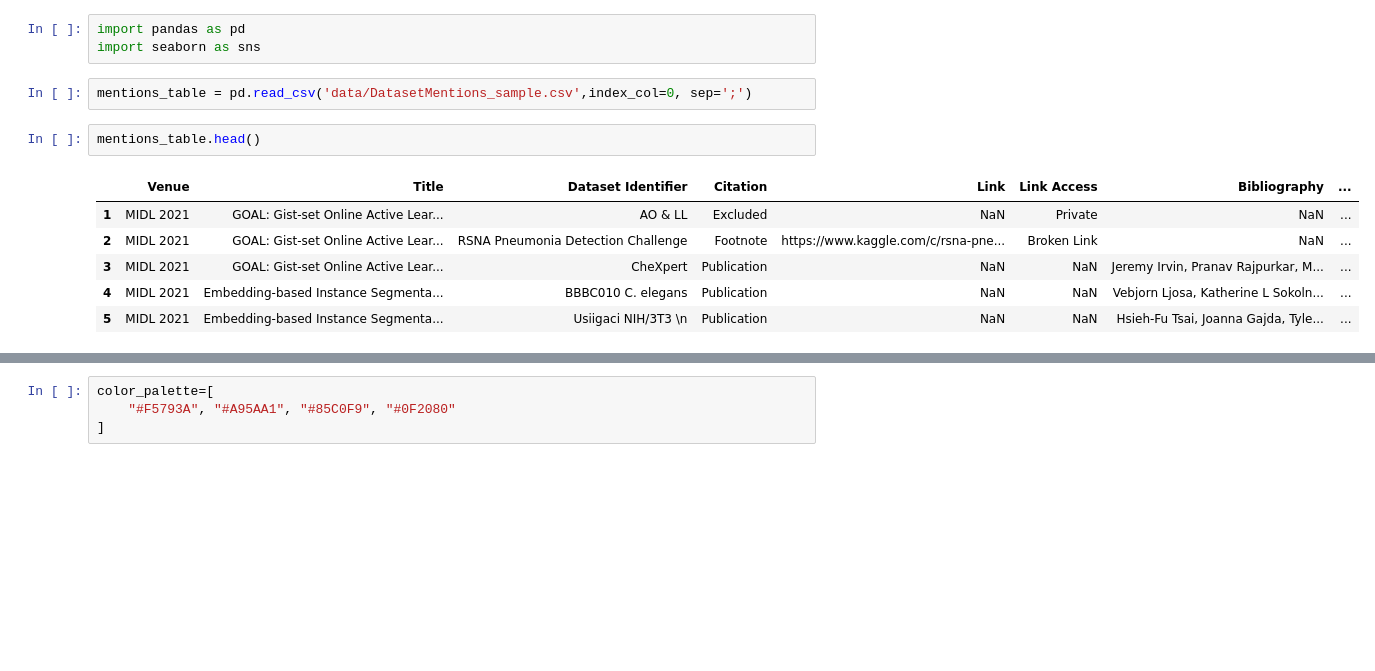
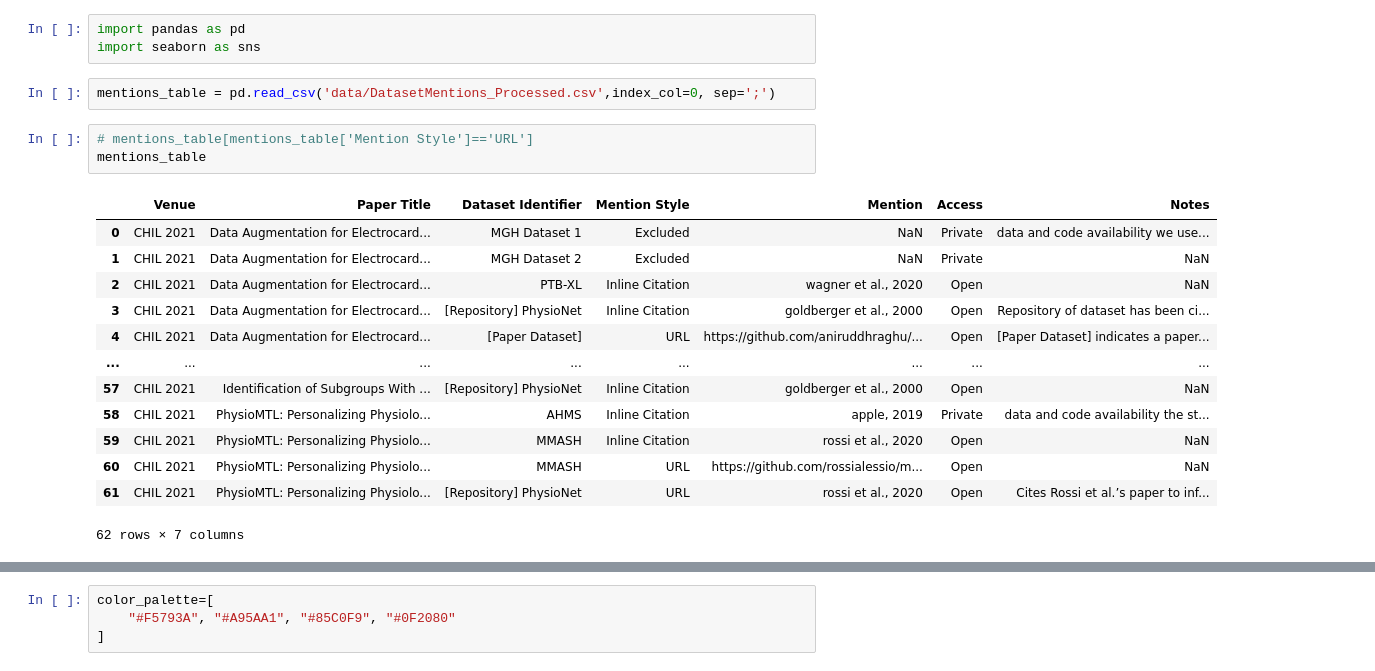
Before and after one commit to madprogramer/PublicDatasets, a Jupyter notebook: ArticleVisualizer.ipynb, the cells around one changed output, grey strips where cells are left out. Cells and saved outputs as stored; diff of their text form; blank space fills up the shorter version.

```diff
--- a/ArticleVisualizer.ipynb
+++ b/ArticleVisualizer.ipynb
@@ -8,14 +8,22 @@ special_separator = '___'
 import pandas as pd
 import seaborn as sns
 # %%
-mentions_table = pd.read_csv('data/DatasetMentions_sample.csv',index_col=0, sep=';')
+mentions_table = pd.read_csv('data/DatasetMentions_Processed.csv',index_col=0, sep=';')
 # %%
-mentions_table.head()
+# mentions_table[mentions_table['Mention Style']=='URL']
+mentions_table
 # %% [output]
-|  | Venue | Title | Dataset Identifier | Citation | Link | Link Access | Bibliography | ... |
-| 1 | MIDL 2021 | GOAL: Gist-set Online Active Lear... | AO & LL | Excluded | NaN | Private | NaN | ... |
-| 2 | MIDL 2021 | GOAL: Gist-set Online Active Lear... | RSNA Pneumonia Detection Challenge | Footnote | https://www.kaggle.com/c/rsna-pne... | Broken Link | NaN | ... |
-| 3 | MIDL 2021 | GOAL: Gist-set Online Active Lear... | CheXpert | Publication | NaN | NaN | Jeremy Irvin, Pranav Rajpurkar, M... | ... |
-| 4 | MIDL 2021 | Embedding-based Instance Segmenta... | BBBC010 C. elegans | Publication | NaN | NaN | Vebjorn Ljosa, Katherine L Sokoln... | ... |
-| 5 | MIDL 2021 | Embedding-based Instance Segmenta... | Usiigaci NIH/3T3 \n | Publication | NaN | NaN | Hsieh-Fu Tsai, Joanna Gajda, Tyle... | ... |
+|  | Venue | Paper Title | Dataset Identifier | Mention Style | Mention | Access | Notes |
+| 0 | CHIL 2021 | Data Augmentation for Electrocard... | MGH Dataset 1 | Excluded | NaN | Private | data and code availability we use... |
+| 1 | CHIL 2021 | Data Augmentation for Electrocard... | MGH Dataset 2 | Excluded | NaN | Private | NaN |
+| 2 | CHIL 2021 | Data Augmentation for Electrocard... | PTB-XL | Inline Citation | wagner et al., 2020 | Open | NaN |
+| 3 | CHIL 2021 | Data Augmentation for Electrocard... | [Repository] PhysioNet | Inline Citation | goldberger et al., 2000 | Open | Repository of dataset has been ci... |
+| 4 | CHIL 2021 | Data Augmentation for Electrocard... | [Paper Dataset] | URL | https://github.com/aniruddhraghu/... | Open | [Paper Dataset] indicates a paper... |
+| ... | ... | ... | ... | ... | ... | ... | ... |
+| 57 | CHIL 2021 | Identification of Subgroups With ... | [Repository] PhysioNet | Inline Citation | goldberger et al., 2000 | Open | NaN |
+| 58 | CHIL 2021 | PhysioMTL: Personalizing Physiolo... | AHMS | Inline Citation | apple, 2019 | Private | data and code availability the st... |
+| 59 | CHIL 2021 | PhysioMTL: Personalizing Physiolo... | MMASH | Inline Citation | rossi et al., 2020 | Open | NaN |
+| 60 | CHIL 2021 | PhysioMTL: Personalizing Physiolo... | MMASH | URL | https://github.com/rossialessio/m... | Open | NaN |
+| 61 | CHIL 2021 | PhysioMTL: Personalizing Physiolo... | [Repository] PhysioNet | URL | rossi et al., 2020 | Open | Cites Rossi et al.’s paper to inf... |
+62 rows × 7 columns
 # %%
```
Also changed, not shown: parts of 14 cells of this notebook.
